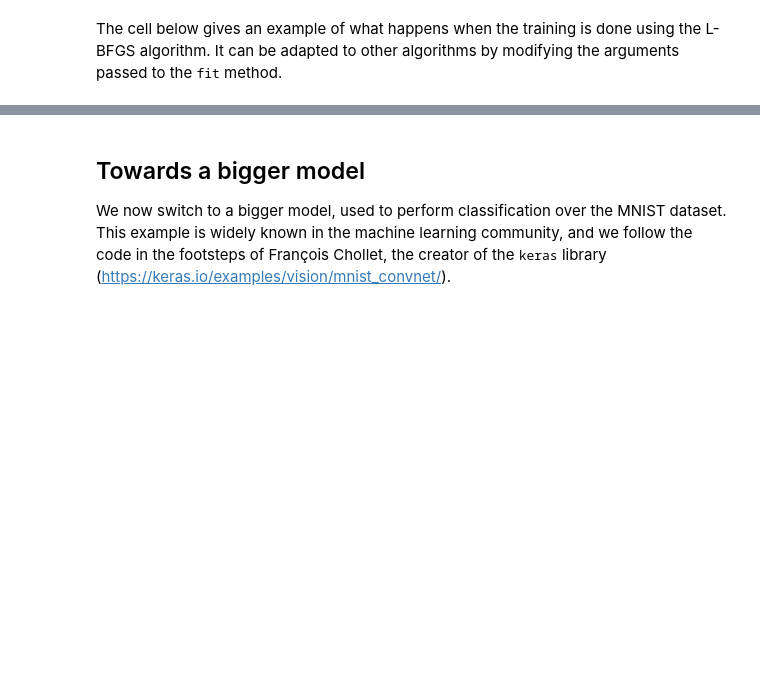
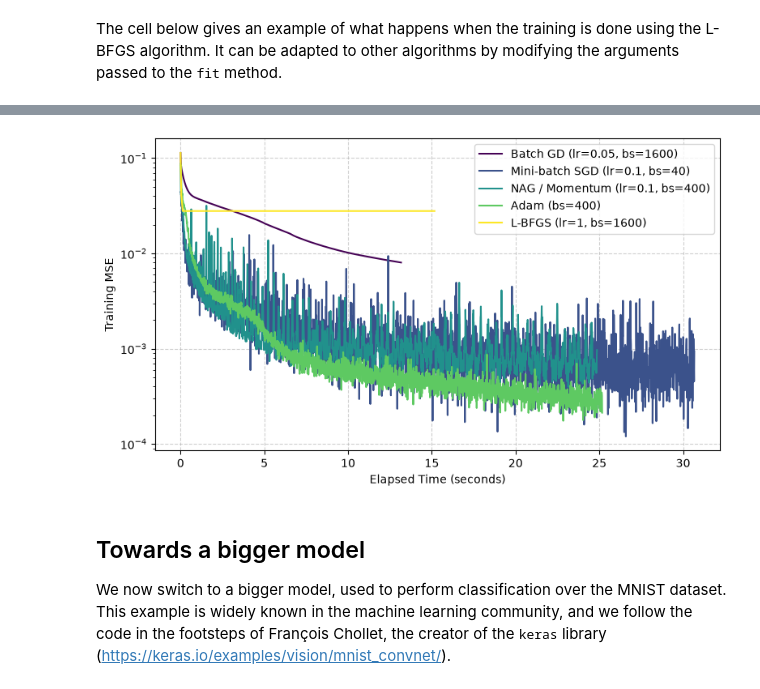
Before and after one commit to aradmehralian/data-mining-neural-networks-projects, a Jupyter notebook: Assignment 1/session1.ipynb, the cells around one changed output, grey strips where cells are left out. Cells and saved outputs as stored; diff of their text form; code cells hidden in the pictures; blank space fills up the shorter version.

```diff
--- a/Assignment 1/session1.ipynb
+++ b/Assignment 1/session1.ipynb
@@ -545,3 +570,29 @@ print("Respective times:", times_list)
+# %%
+labels = [
+    "Batch GD (lr=0.05, bs=1600)",
+    "Mini-batch SGD (lr=0.1, bs=40)",
+    "NAG / Momentum (lr=0.1, bs=400)",
+    "Adam (bs=400)",
+    "L-BFGS (lr=1, bs=1600)",
+]
+
+colors = cm.viridis(torch.linspace(0, 1, 5))
+
+plt.figure(figsize=(9, 5))
+plt.xlabel("Elapsed Time (seconds)")
+plt.ylabel("Training MSE")
+
+for i in range(5):
+    # Create time steps spanning from 0 to total runtime for this optimizer
+    time_axis = np.linspace(0, times_list[i], len(loss_meta_list[i]))
+    plt.plot(time_axis, loss_meta_list[i], color=colors[i], label=labels[i])
+
+plt.yscale("log")
+plt.legend(loc="upper right", frameon=True)
+plt.grid(True, linestyle="--", alpha=0.6)
+plt.show()
+# %% [output]
+[figure, added]
 # %% [markdown]
 ## Towards a bigger model
 
```
Also changed, not shown: parts of 35 cells of this notebook, 2 other files.
